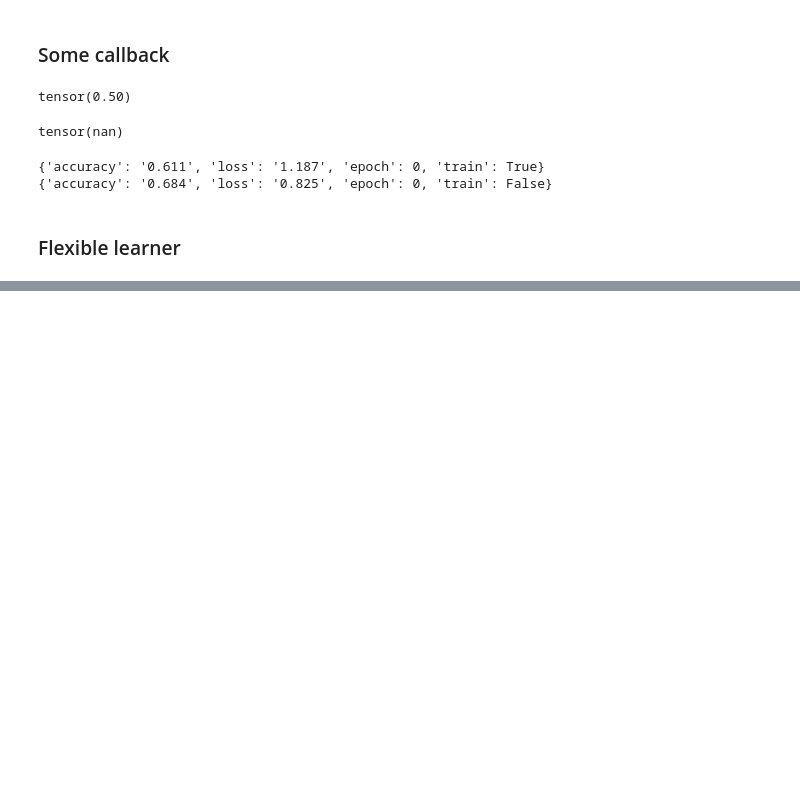
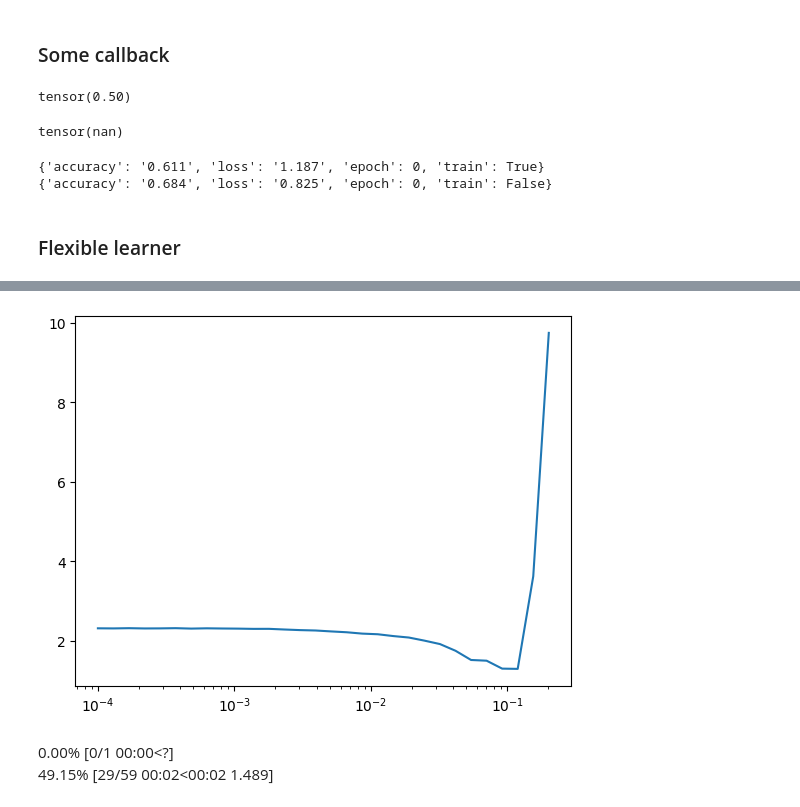
Before and after one commit to cwtmyd/learn-miniai, a Jupyter notebook: 09_learner.ipynb, the cells around one changed output, grey strips where cells are left out. Saved outputs shown, nothing was run; the diff lists cells and outputs as text; code cells hidden in the pictures; blank space fills up the shorter version.

```diff
--- a/09_learner.ipynb
+++ b/09_learner.ipynb
@@ -356,0 +383,20 @@ learn.fit(1)
+# %%
+class LRFinderCB(Callback):
+    def __init__(self, lr_mult=1.3): fc.store_attr()
+
+    def before_fit(self):
+        self.lrs,self.losses = [],[]
+        self.min = math.inf
+
+    def after_batch(self):
+        if not self.learn.model.training: raise CancelEpochException()
+        self.lrs.append(self.learn.opt.param_groups[0]['lr'])
+        loss = to_cpu(self.learn.loss)
+        self.losses.append(loss)
+        if loss < self.min: self.min = loss
+        if loss > self.min*3: raise CancelFitException()
+        for g in self.learn.opt.param_groups: g['lr'] *= self.lr_mult
+
+    def plot(self):
+        plt.plot(self.lrs, self.losses)
+        plt.xscale('log')
@@ -356,0 +411,4 @@ learn.fit(1)
+# %%
+lrfind.plot()
+# %% [output]
+[figure, added]
@@ -356,0 +440,8 @@ learn.fit(1)
+# %%
+lrfind = LRFinderCB()
+cbs = [DeviceCB(), ProgressCB(), lrfind]
+learn = MomentumLearner(get_model(), dls, F.cross_entropy, lr=1e-4, cbs=cbs)
+learn.fit(1)
+# %% [output]
+0.00% [0/1 00:00<?]
+49.15% [29/59 00:02<00:02 1.489]
```
Also changed, not shown: parts of 9 cells of this notebook.
